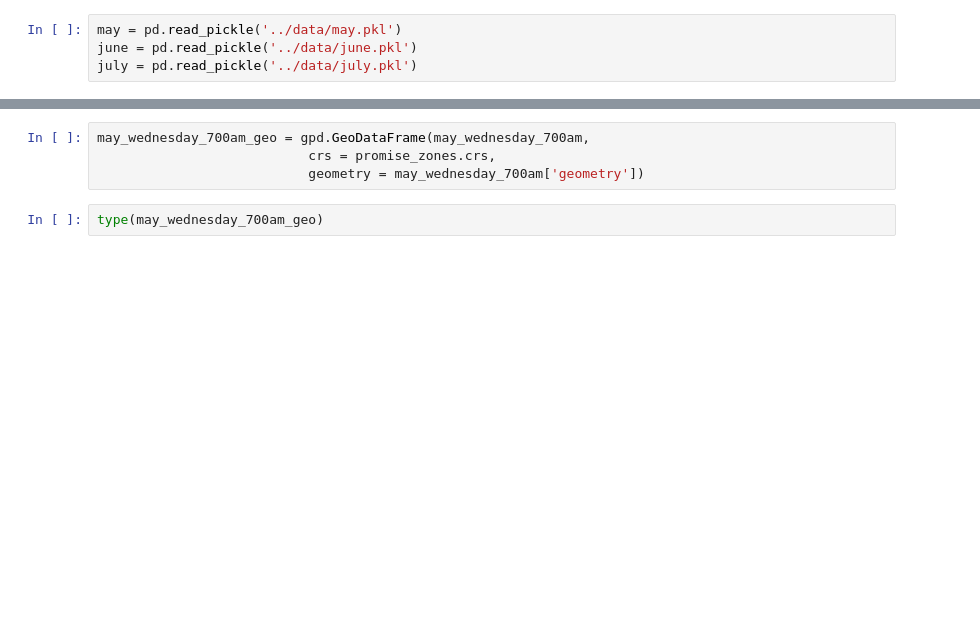
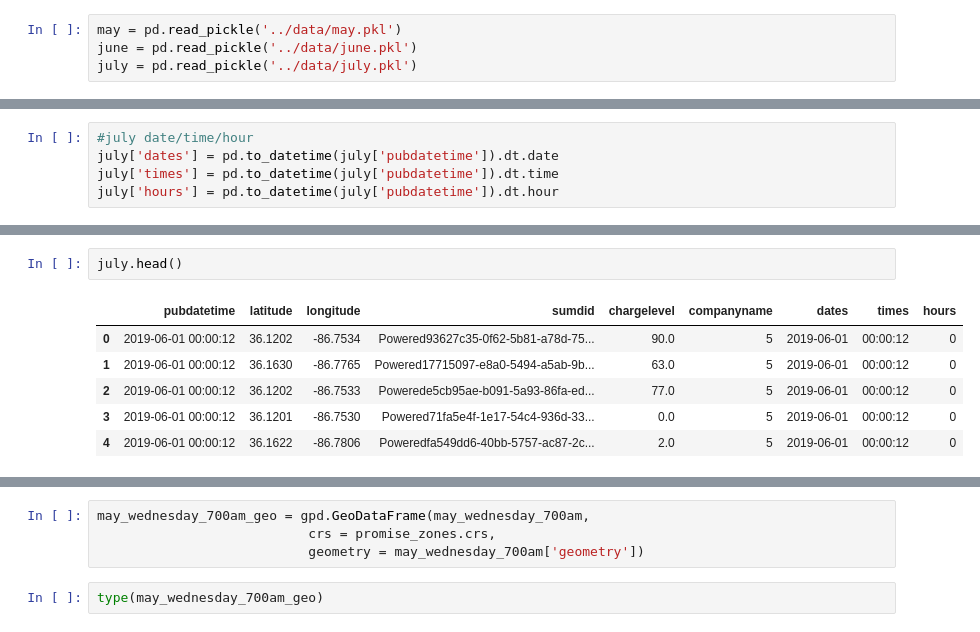
Before and after one commit to Rhunsilval/nashville_scooters_python, a Jupyter notebook: notebooks/Collab.ipynb, the cells around one changed output, grey strips where cells are left out. Drawn from its saved outputs; the diff is of its cells as text; blank space fills up the shorter version.

```diff
--- a/notebooks/Collab.ipynb
+++ b/notebooks/Collab.ipynb
@@ -60,2 +120,7 @@ may.tail()
+# %%
+#july date/time/hour
+july['dates'] = pd.to_datetime(july['pubdatetime']).dt.date
+july['times'] = pd.to_datetime(july['pubdatetime']).dt.time
+july['hours'] = pd.to_datetime(july['pubdatetime']).dt.hour
 # %%
 may.dtypes
@@ -62,3 +138,12 @@ may.dtypes
+# %%
+july.head()
+# %% [output]
+|  | pubdatetime | latitude | longitude | sumdid | chargelevel | companyname | dates | times | hours |
+| 0 | 2019-06-01 00:00:12 | 36.1202 | -86.7534 | Powered93627c35-0f62-5b81-a78d-75... | 90.0 | 5 | 2019-06-01 | 00:00:12 | 0 |
+| 1 | 2019-06-01 00:00:12 | 36.1630 | -86.7765 | Powered17715097-e8a0-5494-a5ab-9b... | 63.0 | 5 | 2019-06-01 | 00:00:12 | 0 |
+| 2 | 2019-06-01 00:00:12 | 36.1202 | -86.7533 | Powerede5cb95ae-b091-5a93-86fa-ed... | 77.0 | 5 | 2019-06-01 | 00:00:12 | 0 |
+| 3 | 2019-06-01 00:00:12 | 36.1201 | -86.7530 | Powered71fa5e4f-1e17-54c4-936d-33... | 0.0 | 5 | 2019-06-01 | 00:00:12 | 0 |
+| 4 | 2019-06-01 00:00:12 | 36.1622 | -86.7806 | Poweredfa549dd6-40bb-5757-ac87-2c... | 2.0 | 5 | 2019-06-01 | 00:00:12 | 0 |
 # %%
 wednesday = [1,8,15,22,29]
 
```
Also changed, not shown: parts of 48 cells of this notebook, 4 other files.
